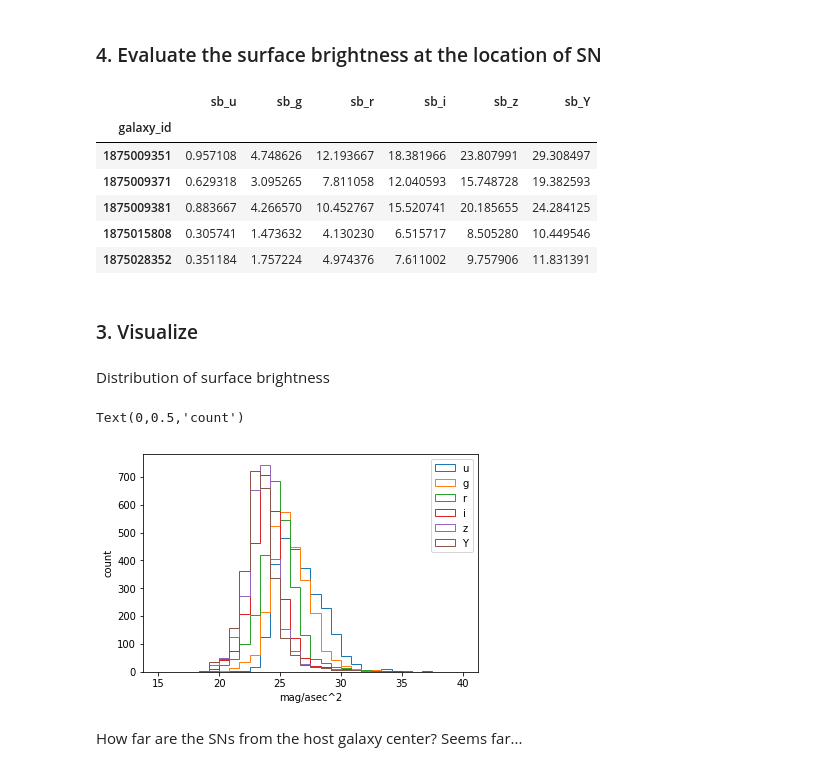
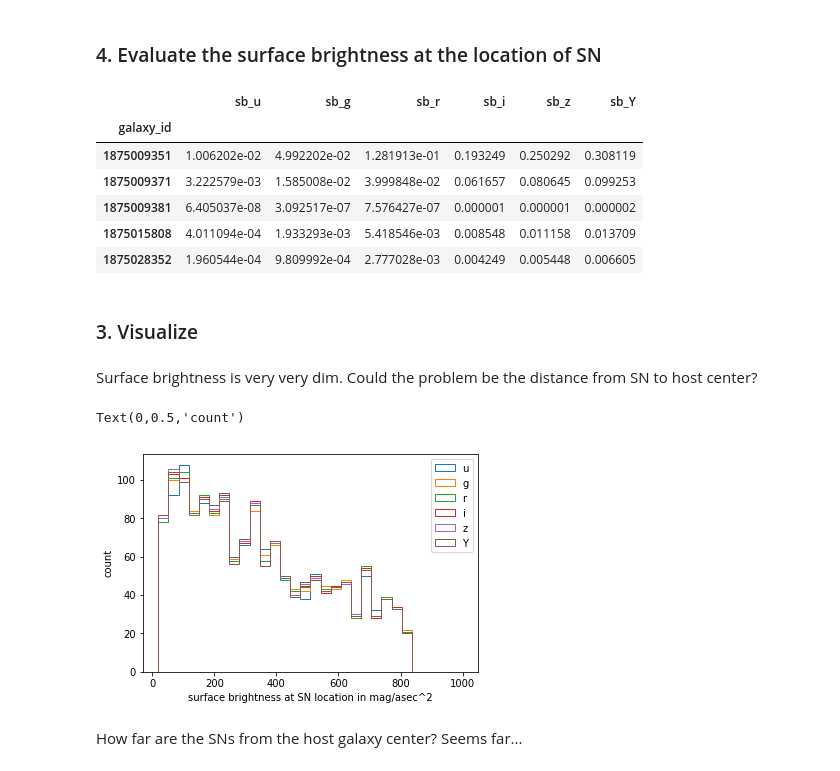
Before and after one commit to LSSTDESC/SN_image_catalog_validation, a Jupyter notebook: surface_brightness/sn_surface_brightness.ipynb, the cells around one changed output. Drawn from its saved outputs; the diff is of its cells as text; code cells hidden in the pictures.

```diff
--- a/surface_brightness/sn_surface_brightness.ipynb
+++ b/surface_brightness/sn_surface_brightness.ipynb
@@ -149,7 +150,8 @@ for bp in 'ugrizY':
     profile_bp = mog_utils.get_2d_gaussian(flux_array=full_mog_sn['flux_%s' %bp].values,
                                            sigma_array=sigmas, ellip_array=ellips, phi_array=phis)
     # Evaluate surface brightness at SN location
-    full_mog_sn['sb_%s' %bp] = profile_bp(0.5, 0.5)
+    full_mog_sn['sb_%s' %bp] = profile_bp(ra_offsets, dec_offsets)
+    #full_mog_sn['sb_%s' %bp] = profile_bp(0.5, 0.5)
     profiles[bp] = profile_bp
 # %%
 # Sum across Gaussisan components
@@ -158,11 +160,11 @@ sb_all_bands.head()
 # %% [output]
 |  | sb_u | sb_g | sb_r | sb_i | sb_z | sb_Y |
 | galaxy_id |  |  |  |  |  |  |
-| 1875009351 | 0.957108 | 4.748626 | 12.193667 | 18.381966 | 23.807991 | 29.308497 |
-| 1875009371 | 0.629318 | 3.095265 | 7.811058 | 12.040593 | 15.748728 | 19.382593 |
-| 1875009381 | 0.883667 | 4.266570 | 10.452767 | 15.520741 | 20.185655 | 24.284125 |
-| 1875015808 | 0.305741 | 1.473632 | 4.130230 | 6.515717 | 8.505280 | 10.449546 |
-| 1875028352 | 0.351184 | 1.757224 | 4.974376 | 7.611002 | 9.757906 | 11.831391 |
+| 1875009351 | 1.006202e-02 | 4.992202e-02 | 1.281913e-01 | 0.193249 | 0.250292 | 0.308119 |
+| 1875009371 | 3.222579e-03 | 1.585008e-02 | 3.999848e-02 | 0.061657 | 0.080645 | 0.099253 |
+| 1875009381 | 6.405037e-08 | 3.092517e-07 | 7.576427e-07 | 0.000001 | 0.000001 | 0.000002 |
+| 1875015808 | 4.011094e-04 | 1.933293e-03 | 5.418546e-03 | 0.008548 | 0.011158 | 0.013709 |
+| 1875028352 | 1.960544e-04 | 9.809992e-04 | 2.777028e-03 | 0.004249 | 0.005448 | 0.006605 |
 # %%
 # Convert flux into mag
 for bp in 'ugrizY':
@@ -172,17 +174,18 @@ with pd.option_context('mode.use_inf_as_null', True):
     finite_sb_all_bands = sb_all_bands.dropna()
 # %% [markdown]
 ### 3. Visualize
-# %% [markdown]
-Distribution of surface brightness
+# %% [markdown]
+Surface brightness is very very dim. Could the problem be the distance from SN to host center?
 # %%
 color_dict = {'u': 'purple', 'g': 'blue', 'r': 'green', 'i': 'yellow', 'z': 'orange', 'Y': 'red'}
 for bp in 'ugrizY':
-    plt.hist(finite_sb_all_bands['mag_sb_%s' %bp], range=[15.0, 40.0], histtype='step', facecolor=color_dict[bp], label=bp, bins=30)
+    plt.hist(finite_sb_all_bands['mag_sb_%s' %bp], range=[20.0, 1000.0], histtype='step', facecolor=color_dict[bp], label=bp, bins=30)
+    #plt.hist(finite_sb_all_bands['mag_sb_%s' %bp], range=[15.0, 40.0], histtype='step', facecolor=color_dict[bp], label=bp, bins=30)
 plt.legend()
-plt.xlabel("mag/asec^2")
+plt.xlabel("surface brightness at SN location in mag/asec^2")
 plt.ylabel("count")
 # %% [output]
 Text(0,0.5,'count')
-[figure, old version]
+[figure, new version]
 # %% [markdown]
 How far are the SNs from the host galaxy center? Seems far...
```
Also changed, not shown: parts of 4 cells of this notebook.
